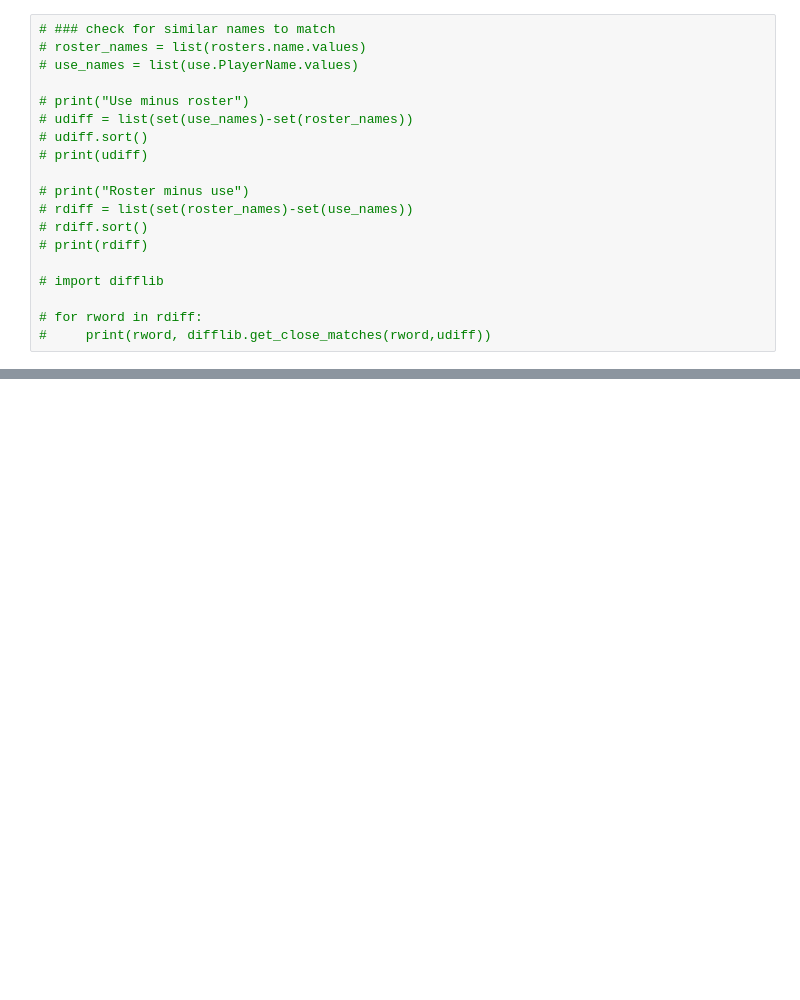
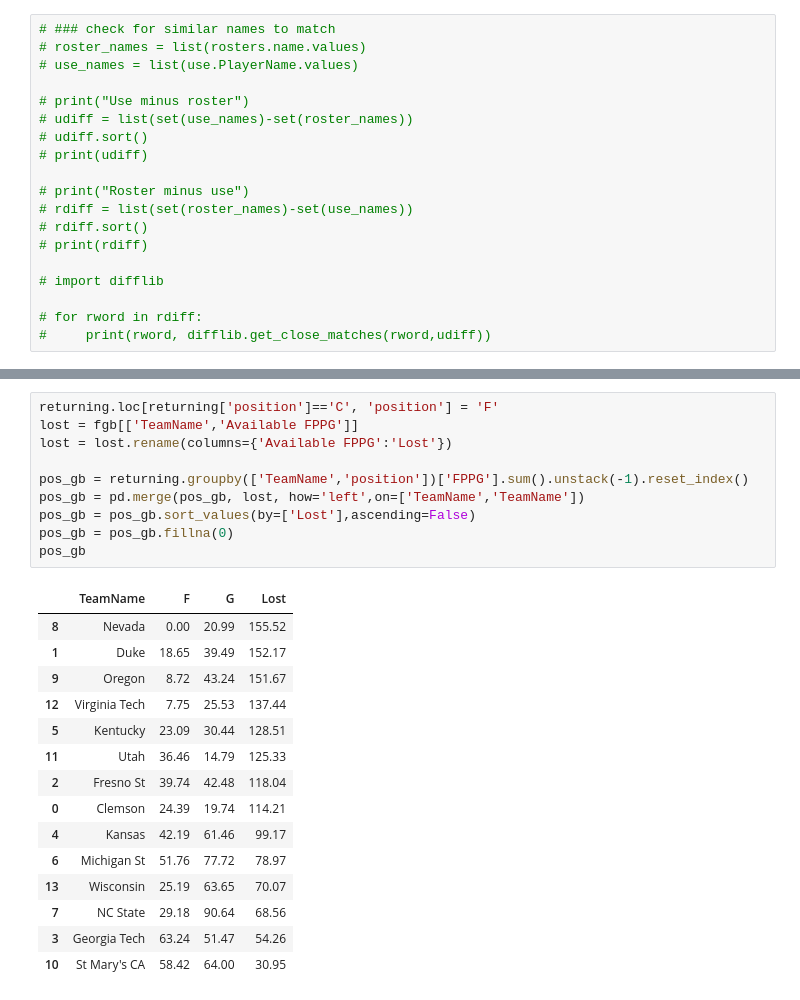
Before and after one commit to btatkinson/ncaa_hoops, a Jupyter notebook: FPPG.ipynb, the cells around one changed output, grey strips where cells are left out. Saved outputs shown, nothing was run; the diff lists cells and outputs as text; blank space fills up the shorter version.

```diff
--- a/FPPG.ipynb
+++ b/FPPG.ipynb
@@ -319,0 +343,26 @@ print(returning.head(50))
+# %%
+returning.loc[returning['position']=='C', 'position'] = 'F'
+lost = fgb[['TeamName','Available FPPG']]
+lost = lost.rename(columns={'Available FPPG':'Lost'})
+
+pos_gb = returning.groupby(['TeamName','position'])['FPPG'].sum().unstack(-1).reset_index()
+pos_gb = pd.merge(pos_gb, lost, how='left',on=['TeamName','TeamName'])
+pos_gb = pos_gb.sort_values(by=['Lost'],ascending=False)
+pos_gb = pos_gb.fillna(0)
+pos_gb
+# %% [output]
+|  | TeamName | F | G | Lost |
+| 8 | Nevada | 0.00 | 20.99 | 155.52 |
+| 1 | Duke | 18.65 | 39.49 | 152.17 |
+| 9 | Oregon | 8.72 | 43.24 | 151.67 |
+| 12 | Virginia Tech | 7.75 | 25.53 | 137.44 |
+| 5 | Kentucky | 23.09 | 30.44 | 128.51 |
+| 11 | Utah | 36.46 | 14.79 | 125.33 |
+| 2 | Fresno St | 39.74 | 42.48 | 118.04 |
+| 0 | Clemson | 24.39 | 19.74 | 114.21 |
+| 4 | Kansas | 42.19 | 61.46 | 99.17 |
+| 6 | Michigan St | 51.76 | 77.72 | 78.97 |
+| 13 | Wisconsin | 25.19 | 63.65 | 70.07 |
+| 7 | NC State | 29.18 | 90.64 | 68.56 |
+| 3 | Georgia Tech | 63.24 | 51.47 | 54.26 |
+| 10 | St Mary's CA | 58.42 | 64.00 | 30.95 |
```
Also changed, not shown: parts of 7 cells of this notebook.
